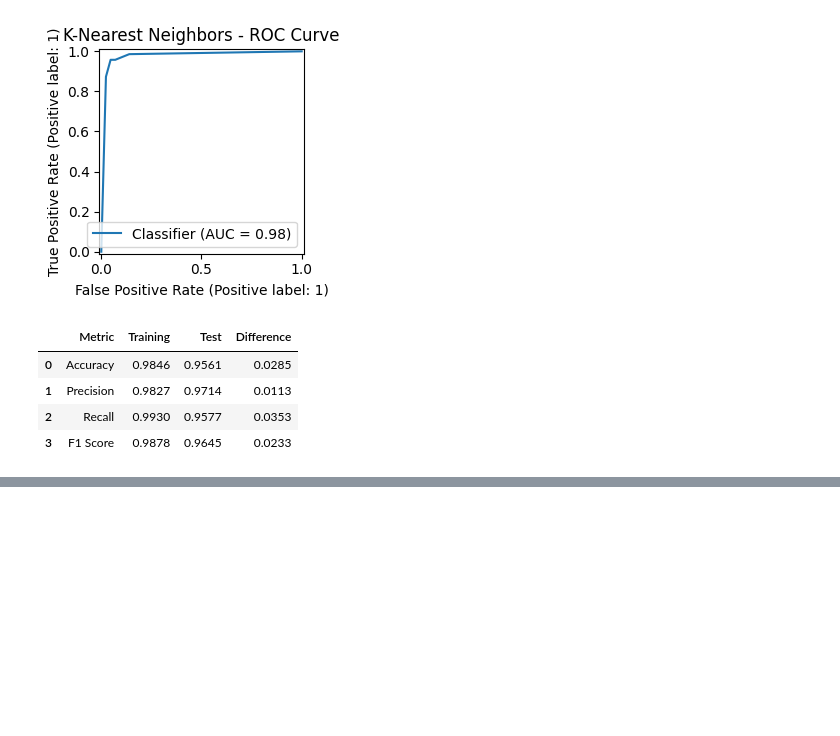
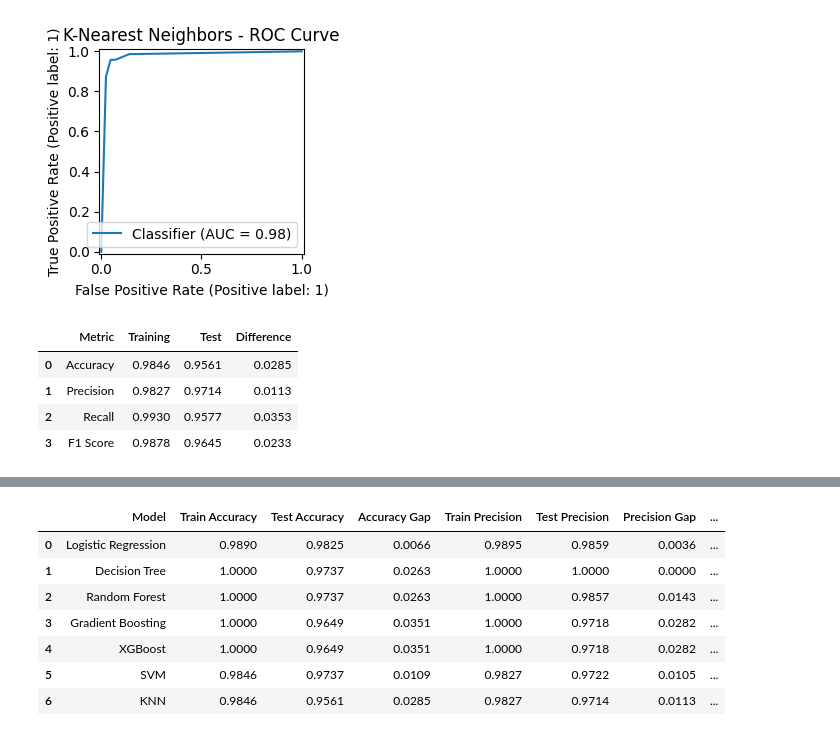
Before and after one commit to Sami-ur-Rehman1073/breast_cancer_prediction, a Jupyter notebook: notebooks/03_modeling.ipynb, the cells around one changed output, grey strips where cells are left out. Cells and saved outputs as stored; diff of their text form; code cells hidden in the pictures; blank space fills up the shorter version.

Commit message:
Added the comparison of all the models which were tested

```diff
--- a/notebooks/03_modeling.ipynb
+++ b/notebooks/03_modeling.ipynb
@@ -1063,0 +1126,92 @@ comparison_df
+# %%
+from sklearn.metrics import (
+    accuracy_score,
+    precision_score,
+    recall_score,
+    f1_score,
+    roc_auc_score
+)
+
+models = {
+    "Logistic Regression": logistic_regression_trained_pipeline,
+    "Decision Tree": decision_tree_trained_pipeline,
+    "Random Forest": random_forest_trained_pipeline,
+    "Gradient Boosting": gradient_boosting_trained_pipeline,
+    "XGBoost": xgboost_trained_pipeline,
+    "SVM": svm_trained_pipeline,
+    "KNN": knn_trained_pipeline
+}
+
+results = []
+
+for model_name, model in models.items():
+
+    # =========================
+    # Training Predictions
+    # =========================
+    train_pred = model.predict(X_train)
+    train_prob = model.predict_proba(X_train)[:, 1]
+
+    # =========================
+    # Test Predictions
+    # =========================
+    test_pred = model.predict(X_test)
+    test_prob = model.predict_proba(X_test)[:, 1]
+
+    # =========================
+    # Calculate Metrics
+    # =========================
+    train_accuracy = accuracy_score(y_train, train_pred)
+    test_accuracy = accuracy_score(y_test, test_pred)
+
+    train_precision = precision_score(y_train, train_pred)
+    test_precision = precision_score(y_test, test_pred)
+
+    train_recall = recall_score(y_train, train_pred)
+    test_recall = recall_score(y_test, test_pred)
+
+    train_f1 = f1_score(y_train, train_pred)
+    test_f1 = f1_score(y_test, test_pred)
+
+    train_auc = roc_auc_score(y_train, train_prob)
+    test_auc = roc_auc_score(y_test, test_prob)
+
+    results.append({
+        "Model": model_name,
+
+        "Train Accuracy": train_accuracy,
+        "Test Accuracy": test_accuracy,
+        "Accuracy Gap": abs(train_accuracy - test_accuracy),
+
+        "Train Precision": train_precision,
+        "Test Precision": test_precision,
+        "Precision Gap": abs(train_precision - test_precision),
+
+        "Train Recall": train_recall,
+        "Test Recall": test_recall,
+        "Recall Gap": abs(train_recall - test_recall),
+
+        "Train F1": train_f1,
+        "Test F1": test_f1,
+        "F1 Gap": abs(train_f1 - test_f1),
+
+        "Train ROC-AUC": train_auc,
+        "Test ROC-AUC": test_auc,
+        "ROC-AUC Gap": abs(train_auc - test_auc)
+    })
+
+comparison_df = pd.DataFrame(results)
+
+# Round all numeric columns
+comparison_df = comparison_df.round(4)
+
+comparison_df
+# %% [output]
+|  | Model | Train Accuracy | Test Accuracy | Accuracy Gap | Train Precision | Test Precision | Precision Gap | ... |
+| 0 | Logistic Regression | 0.9890 | 0.9825 | 0.0066 | 0.9895 | 0.9859 | 0.0036 | ... |
+| 1 | Decision Tree | 1.0000 | 0.9737 | 0.0263 | 1.0000 | 1.0000 | 0.0000 | ... |
+| 2 | Random Forest | 1.0000 | 0.9737 | 0.0263 | 1.0000 | 0.9857 | 0.0143 | ... |
+| 3 | Gradient Boosting | 1.0000 | 0.9649 | 0.0351 | 1.0000 | 0.9718 | 0.0282 | ... |
+| 4 | XGBoost | 1.0000 | 0.9649 | 0.0351 | 1.0000 | 0.9718 | 0.0282 | ... |
+| 5 | SVM | 0.9846 | 0.9737 | 0.0109 | 0.9827 | 0.9722 | 0.0105 | ... |
+| 6 | KNN | 0.9846 | 0.9561 | 0.0285 | 0.9827 | 0.9714 | 0.0113 | ... |
```
Also changed, not shown: parts of 10 cells of this notebook.
